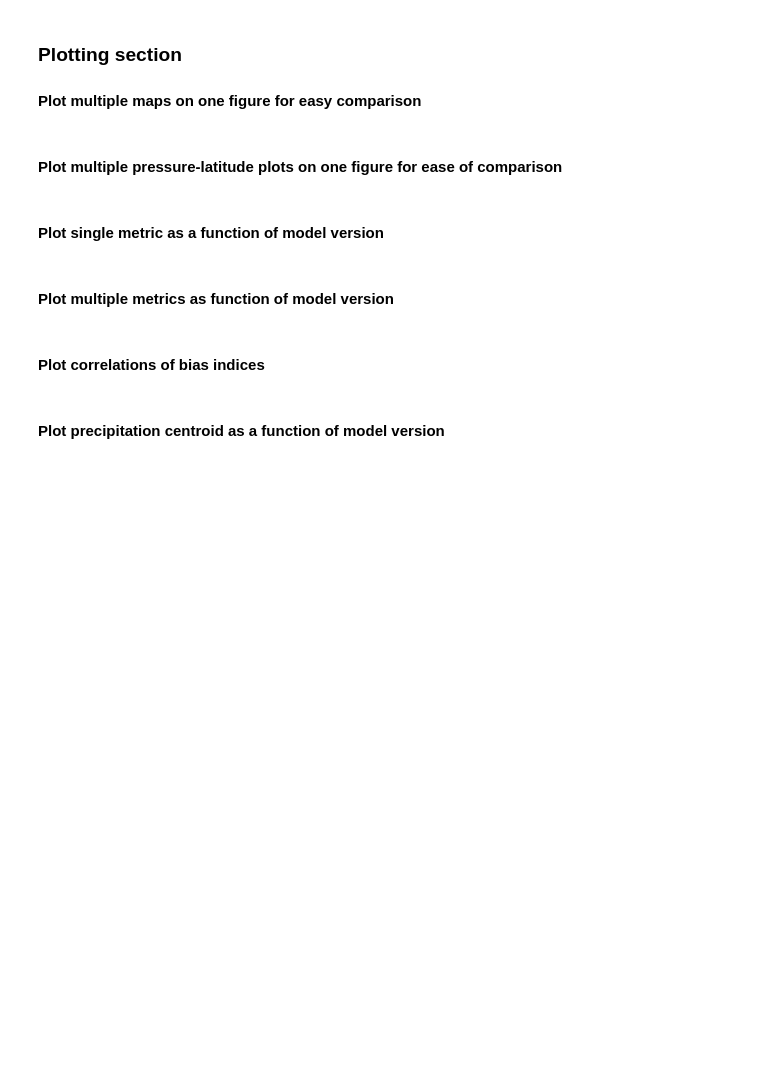
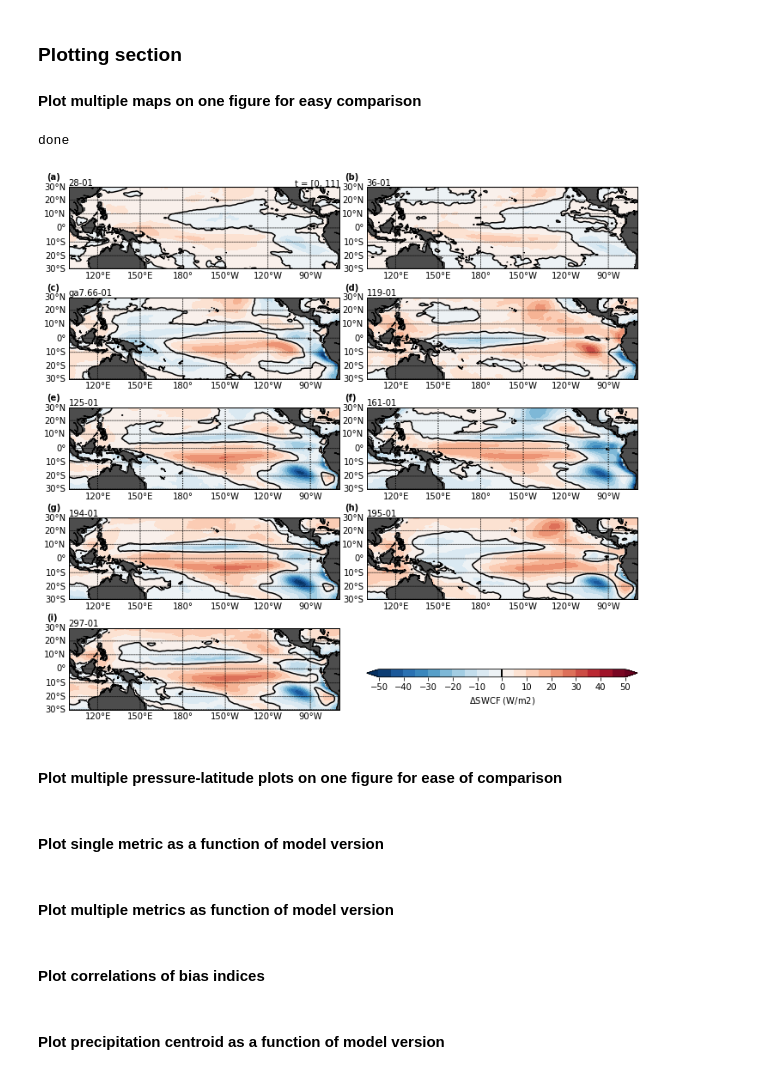
Before and after one commit to mdwoelfle/cesm1to2, a Jupyter notebook: simpleplotter.ipynb, the cells around one changed output. Cells and saved outputs as stored; diff of their text form; code cells hidden in the pictures; blank space fills up the shorter version.

```diff
--- a/simpleplotter.ipynb
+++ b/simpleplotter.ipynb
@@ -168,7 +179,7 @@ plotIdList = [
     # '119f_ice',
     # '119f_liqss',
     # '297f', None,  # 'obs',
-    '01',
+    # '01',
     '28',
     '36', 'ga7.66',
     '119', '125',
@@ -176,11 +187,11 @@ plotIdList = [
     '194',
     '195',
     '297',  #  None, None
-    'obs', None,
+    # 'obs', None,
     # None,
     # '297f', '297f_sp', '297f_sp',
     ]
-plotVars = ['PRECT']  # , 'CLDLOW', 'FSNS', 'SWCF']  # , 'TS', 'CLDLOW', 'FSNS', 'SWCF']
+plotVars = ['SWCF']  # , 'CLDLOW', 'FSNS', 'SWCF']  # , 'TS', 'CLDLOW', 'FSNS', 'SWCF']
 #        'CDNUMC']  # , 'SWCF', 'PBLH']
 plevs = [500]
 box_flag = False
@@ -190,7 +201,7 @@ compcont_flag = True
 levels = None  # np.arange(-7, 7.1, 0.5)  # np.arange(-50.0, 50.01, 5.)
 # levels = np.arange(-200, 200.1, 10)
 
-diff_flag = False
+diff_flag = True
 useDiffDs_flag = False  # Will plot all color contours from Diff list rather than plot list
 #                       # useful for climo with differences in line contours.
 diffDs = None
@@ -277,30 +288,33 @@ for plotVar in plotVars:
                                    c1to2p.getquiverprops(
                                         uVar, vVar,
                                         diff_flag=diff_flag)['quiverScale']
                                    ),
                                quiverUnits='inches',
                                rmRegLatLim=rmRegLatLim,
                                rmRegLonLim=rmRegLonLim,
                                rmRegMean_flag=rmRegMean_flag,
                                rmse_flag=False,
                                save_flag=save_flag,
                                saveDir=(saveDir +
                                         saveSubDir  # +
                                         # 'atm/maps/'
                                         ),
                                stampDate_flag=False,
                                subFigCountStart='a',
                                subSamp=7,
                                tSteps=tSteps,
                                useDiffDs_flag=useDiffDs_flag,
                                uRef=c1to2p.getquiverprops(
                                    uVar, vVar,
                                    diff_flag=diff_flag)['uRef'],
                                uVar=uVar,
                                vVar=vVar,
                                verbose_flag=False,
                                )
         if diffVar == plotVar:
             diffVar = None
 print('done')
 plt.show()
+# %% [output]
+done
+[figure, added]
```
Also changed, not shown: parts of 4 cells of this notebook, 1 other file.
